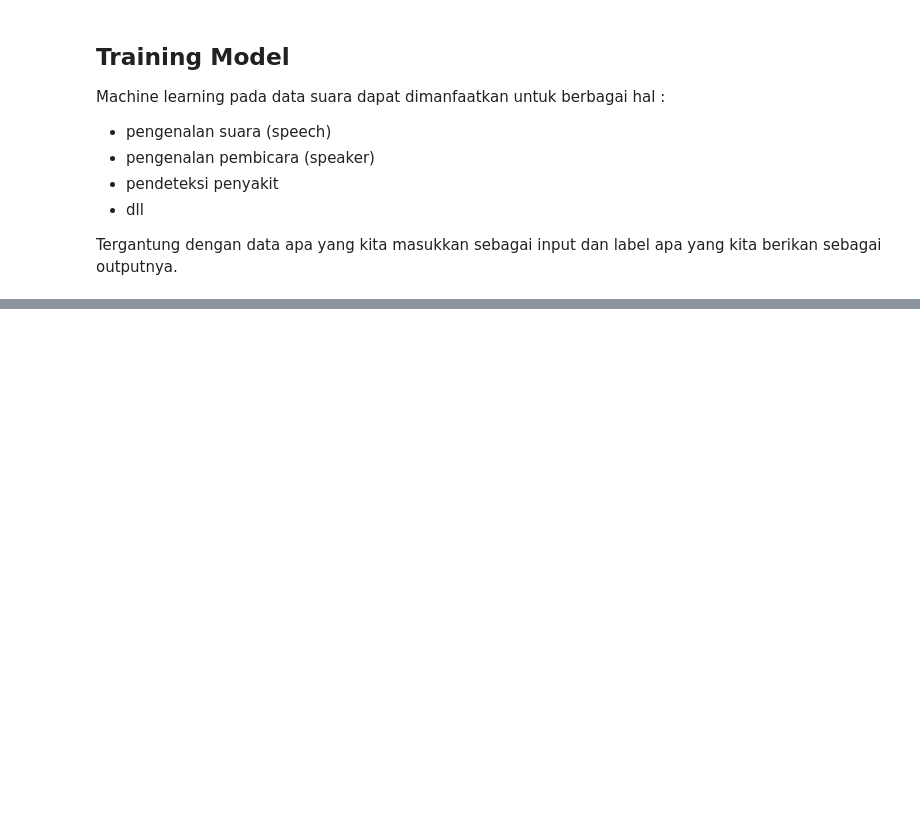
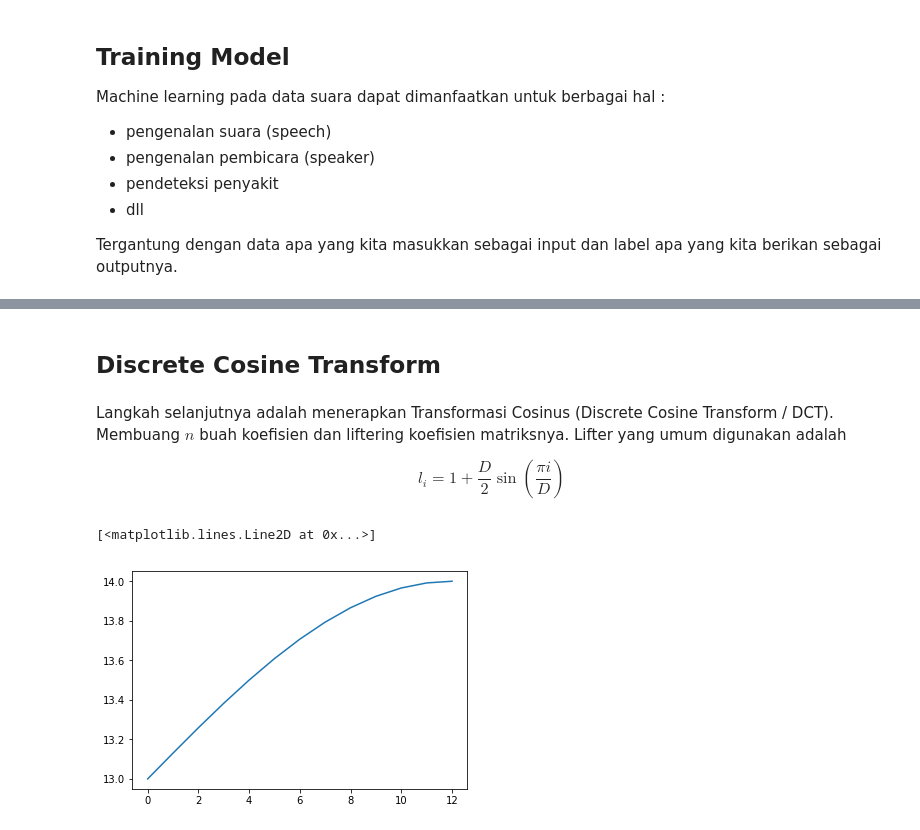
Before and after one commit to Arasy/PraktekNLP, a Jupyter notebook: PraktikumNLP-Audio-2.ipynb, the cells around one changed output, grey strips where cells are left out. Cells and saved outputs as stored; diff of their text form; code cells hidden in the pictures; blank space fills up the shorter version.

```diff
--- a/PraktikumNLP-Audio-2.ipynb
+++ b/PraktikumNLP-Audio-2.ipynb
@@ -71,0 +172,15 @@ Tergantung dengan data apa yang kita masukkan sebagai input dan label apa yang k
+# %% [markdown]
+## Discrete Cosine Transform
+# %% [markdown]
+Langkah selanjutnya adalah menerapkan Transformasi Cosinus (Discrete Cosine Transform / DCT). Membuang $n$ buah koefisien dan liftering koefisien matriksnya. Lifter yang umum digunakan adalah
+
+$$l_i = 1 + \frac{D}{2}\sin\left(\frac{\pi i}{D}\right) $$
+# %%
+# Lifter untuk ncoeff = 13 dan D = 24
+ncoeff = 13
+D = 24
+lifter = 1 + (D/2) + np.sin(np.pi * np.arange(ncoeff) / D)
+plt.plot(lifter)
+# %% [output]
+[<matplotlib.lines.Line2D at 0x...>]
+[figure, added]
```
Also changed, not shown: parts of 39 cells of this notebook.
